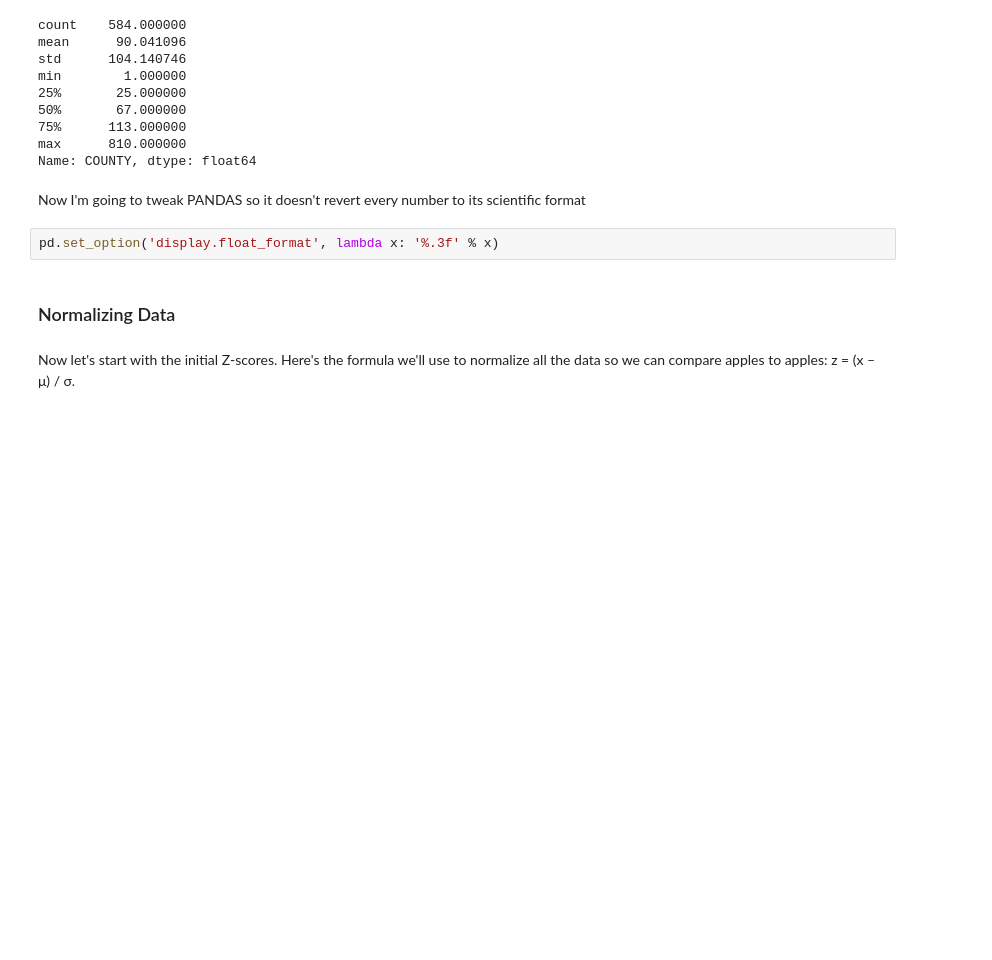
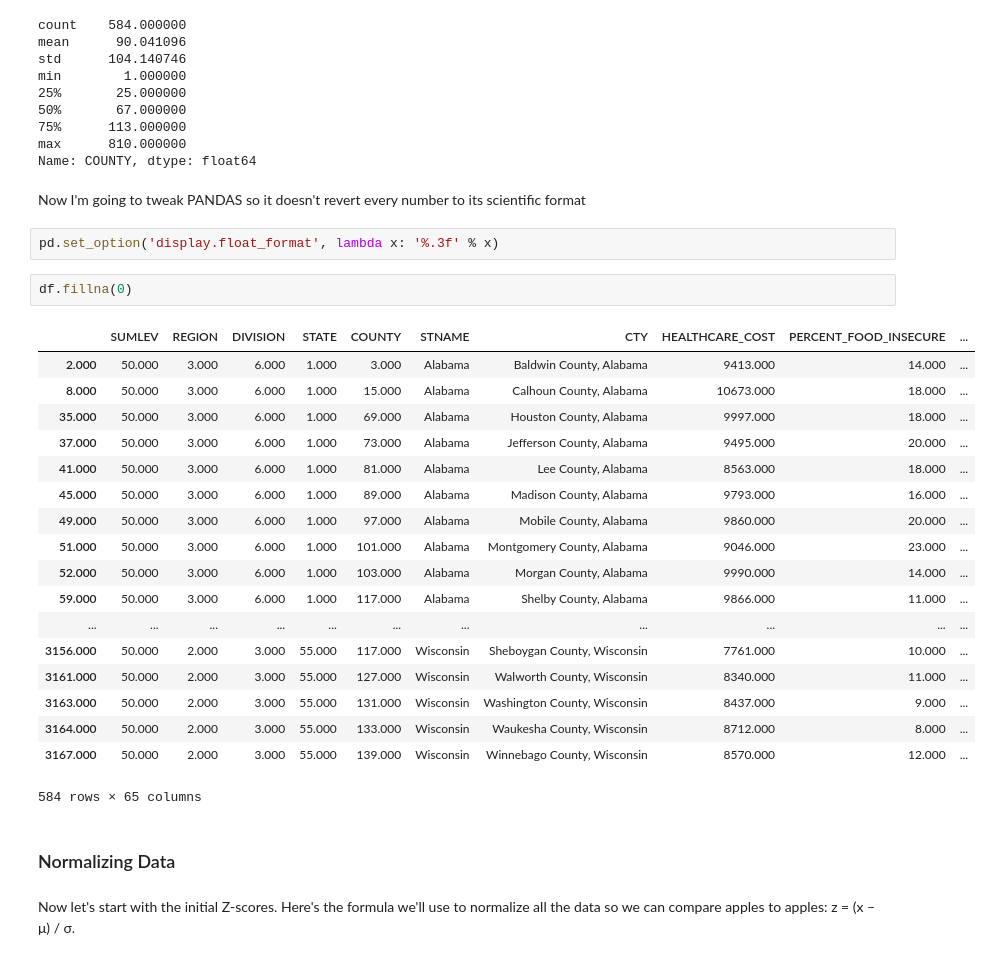
Before and after one commit to AlexMahadevan/raise_a_family, a Jupyter notebook: 25 Affordable Cities to Raise a Family.ipynb, the cells around one changed output. Drawn from its saved outputs; the diff is of its cells as text; blank space fills up the shorter version.

```diff
--- a/25 Affordable Cities to Raise a Family.ipynb
+++ b/25 Affordable Cities to Raise a Family.ipynb
@@ -71,6 +72,27 @@ Name: COUNTY, dtype: float64
 <p>Now I'm going to tweak PANDAS so it doesn't revert every number to its scientific format</p>
 # %%
 pd.set_option('display.float_format', lambda x: '%.3f' % x)
+# %%
+df.fillna(0)
+# %% [output]
+|  | SUMLEV | REGION | DIVISION | STATE | COUNTY | STNAME | CTY | HEALTHCARE_COST | PERCENT_FOOD_INSECURE | ... |
+| 2.000 | 50.000 | 3.000 | 6.000 | 1.000 | 3.000 | Alabama | Baldwin County, Alabama | 9413.000 | 14.000 | ... |
+| 8.000 | 50.000 | 3.000 | 6.000 | 1.000 | 15.000 | Alabama | Calhoun County, Alabama | 10673.000 | 18.000 | ... |
+| 35.000 | 50.000 | 3.000 | 6.000 | 1.000 | 69.000 | Alabama | Houston County, Alabama | 9997.000 | 18.000 | ... |
+| 37.000 | 50.000 | 3.000 | 6.000 | 1.000 | 73.000 | Alabama | Jefferson County, Alabama | 9495.000 | 20.000 | ... |
+| 41.000 | 50.000 | 3.000 | 6.000 | 1.000 | 81.000 | Alabama | Lee County, Alabama | 8563.000 | 18.000 | ... |
+| 45.000 | 50.000 | 3.000 | 6.000 | 1.000 | 89.000 | Alabama | Madison County, Alabama | 9793.000 | 16.000 | ... |
+| 49.000 | 50.000 | 3.000 | 6.000 | 1.000 | 97.000 | Alabama | Mobile County, Alabama | 9860.000 | 20.000 | ... |
+| 51.000 | 50.000 | 3.000 | 6.000 | 1.000 | 101.000 | Alabama | Montgomery County, Alabama | 9046.000 | 23.000 | ... |
+| 52.000 | 50.000 | 3.000 | 6.000 | 1.000 | 103.000 | Alabama | Morgan County, Alabama | 9990.000 | 14.000 | ... |
+| 59.000 | 50.000 | 3.000 | 6.000 | 1.000 | 117.000 | Alabama | Shelby County, Alabama | 9866.000 | 11.000 | ... |
+| ... | ... | ... | ... | ... | ... | ... | ... | ... | ... | ... |
+| 3156.000 | 50.000 | 2.000 | 3.000 | 55.000 | 117.000 | Wisconsin | Sheboygan County, Wisconsin | 7761.000 | 10.000 | ... |
+| 3161.000 | 50.000 | 2.000 | 3.000 | 55.000 | 127.000 | Wisconsin | Walworth County, Wisconsin | 8340.000 | 11.000 | ... |
+| 3163.000 | 50.000 | 2.000 | 3.000 | 55.000 | 131.000 | Wisconsin | Washington County, Wisconsin | 8437.000 | 9.000 | ... |
+| 3164.000 | 50.000 | 2.000 | 3.000 | 55.000 | 133.000 | Wisconsin | Waukesha County, Wisconsin | 8712.000 | 8.000 | ... |
+| 3167.000 | 50.000 | 2.000 | 3.000 | 55.000 | 139.000 | Wisconsin | Winnebago County, Wisconsin | 8570.000 | 12.000 | ... |
+584 rows × 65 columns
 # %% [markdown]
 ### Normalizing Data
 # %% [markdown]
```
Also changed, not shown: parts of 5 cells of this notebook, 3 other files.
